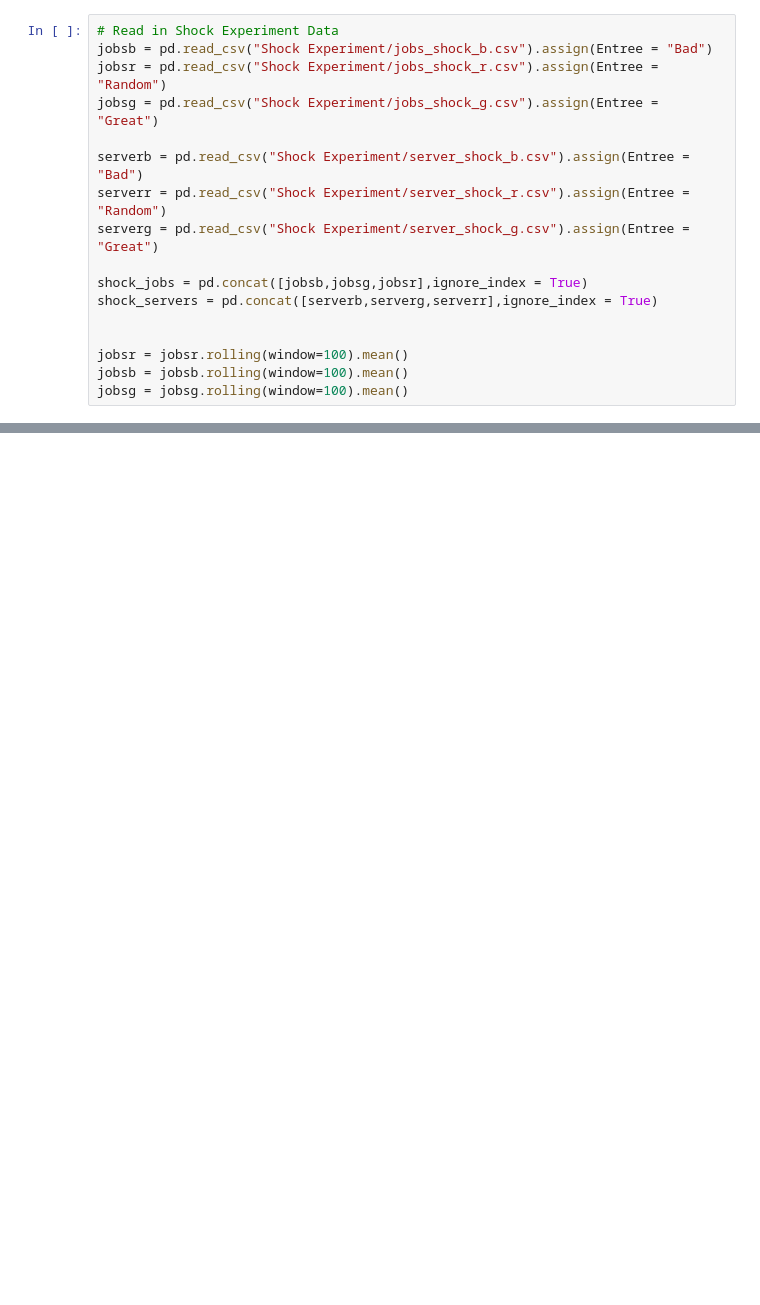
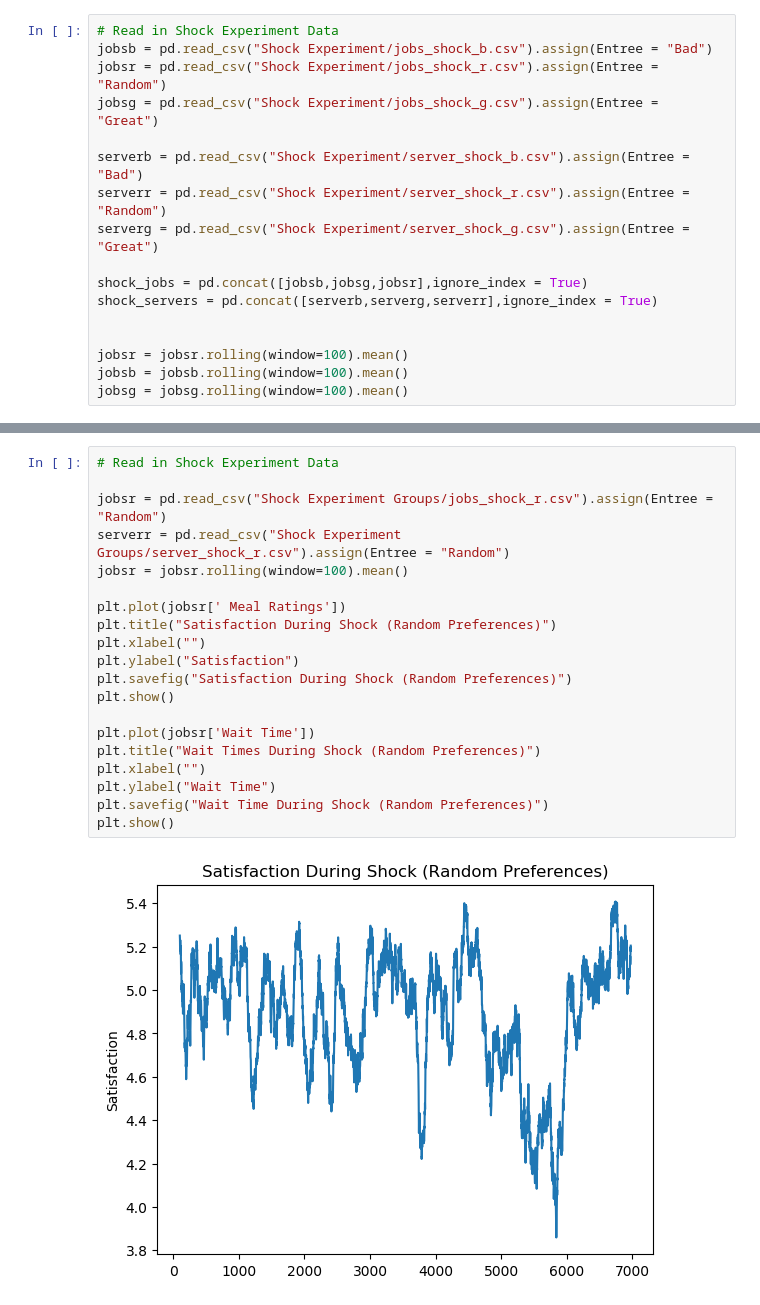
Before and after one commit to nathanielcrosby/COSC-223_Final, a Jupyter notebook: Plots.ipynb, the cells around one changed output, grey strips where cells are left out. Saved outputs shown, nothing was run; the diff lists cells and outputs as text; blank space fills up the shorter version.

```diff
--- a/Plots.ipynb
+++ b/Plots.ipynb
@@ -250,0 +502,22 @@ plt.show()
+# %%
+# Read in Shock Experiment Data
+
+jobsr = pd.read_csv("Shock Experiment Groups/jobs_shock_r.csv").assign(Entree = "Random")
+serverr = pd.read_csv("Shock Experiment Groups/server_shock_r.csv").assign(Entree = "Random")
+jobsr = jobsr.rolling(window=100).mean()
+
+plt.plot(jobsr[' Meal Ratings'])
+plt.title("Satisfaction During Shock (Random Preferences)")
+plt.xlabel("")
+plt.ylabel("Satisfaction")
+plt.savefig("Satisfaction During Shock (Random Preferences)")
+plt.show()
+
+plt.plot(jobsr['Wait Time'])
+plt.title("Wait Times During Shock (Random Preferences)")
+plt.xlabel("")
+plt.ylabel("Wait Time")
+plt.savefig("Wait Time During Shock (Random Preferences)")
+plt.show()
+# %% [output]
+[figure, added]
```
Also changed, not shown: parts of 7 cells of this notebook, 2 other files.
